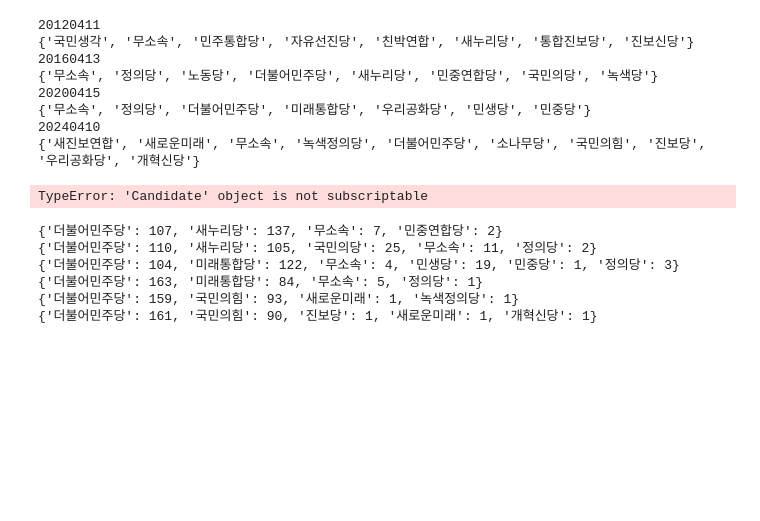
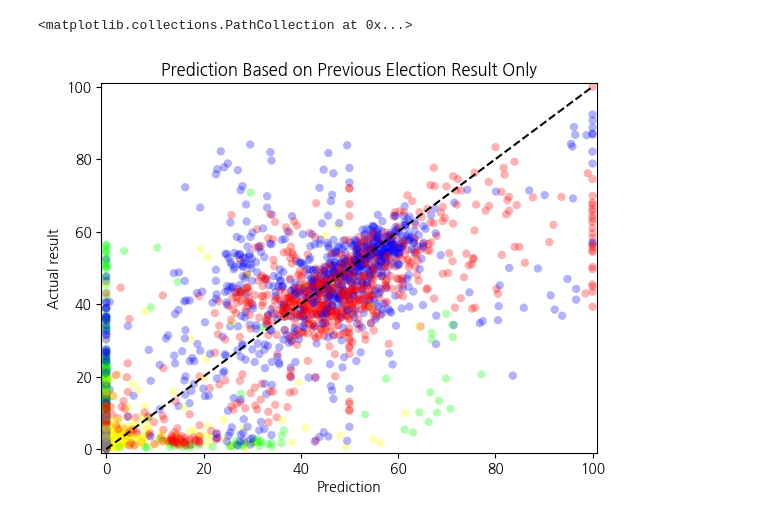
Before and after one commit to BarkNMeow/K-GEPMo, a Jupyter notebook: main.ipynb, the cells around one changed output. Cells and saved outputs as stored; diff of their text form; code cells hidden in the pictures; blank space fills up the shorter version.

```diff
--- a/main.ipynb
+++ b/main.ipynb
@@ -72,8 +79,6 @@ for date in dates:
     election_data = {}
     party_set = set()
 
-    print(date)
-
     for line in election_file:
         row = {}
 
@@ -81,8 +86,7 @@ for date in dates:
         city = line[0]
         district_name = line[1].strip()
 
-        if city not in election_data.keys():
-            election_data[city] = {}
+        election_data.setdefault(city, {})
 
         idx = 2
         results = []
@@ -97,27 +101,13 @@ for date in dates:
             if votes >= 10:
                 party_set.add(party)
 
-            # if votes >= 10 and party == '무소속':
-            #     print(f'{party},{city},{name},')
-
         election_data[city][district_name] = results
         if date == dates[0]:
             continue
 
     data.append(election_data)
-
-    print(party_set)
-# %% [output]
-20120411
-{'국민생각', '무소속', '민주통합당', '자유선진당', '친박연합', '새누리당', '통합진보당', '진보신당'}
-20160413
-{'무소속', '정의당', '노동당', '더불어민주당', '새누리당', '민중연합당', '국민의당', '녹색당'}
-20200415
-{'무소속', '정의당', '더불어민주당', '미래통합당', '우리공화당', '민생당', '민중당'}
-20240410
-{'새진보연합', '새로운미래', '무소속', '녹색정의당', '더불어민주당', '소나무당', '국민의힘', '진보당', '우리공화당', '개혁신당'}
 # %%
-def propagate_voters(base, vote_dist, curr):
+def propagate_voters(base: int, vote_dist, curr: int):
     if len(vote_dist[curr]) > 0:
         return vote_dist[curr]
 
@@ -133,36 +123,34 @@ def propagate_voters(base, vote_dist, curr):
     return [(candidate, weight * 0.5) for (candidate, weight) in new_vote_dist]
 
 
-def predict_prev_election(i, city: str, district_name: str) -> list[Candidate]:
-    date = dates[i]
-    curr_data = data[i][city][district_name]
-
-    prev_date = dates[i - 1]
-    prev_districts = get_prev_district(date, city, district_name)
+def predict_prev_election(d_i: int, city: str, district_name: str) -> list[Candidate]:
+    curr_data = data[d_i][city][district_name]
 
     # Get amount of votes that each spectrum got
     bucket = [0 for _ in range(5)]
+    prev_districts = get_prev_district(d_i, city, district_name)
+
     for (prev_city, prev_district, weight) in prev_districts:
-        for candidate in data[i - 1][prev_city][prev_district]:
-            spectrums = party_to_spectrum(prev_date, prev_city, candidate)
+        for candidate in data[d_i - 1][prev_city][prev_district]:
+            spectrums = party_to_spectrum(d_i - 1, prev_city, candidate)
             for s in spectrums:
-                bucket[s] += weight * votes / len(spectrums)
+                bucket[s] += weight * candidate.votes / len(spectrums)
 
     # Calculate how is the vote is going to be distributed, based on spectrum
     vote_dist = [[] for _ in range(5)]
     for c_i, candidate in enumerate(curr_data):
-        spectrums = party_to_spectrum(date, city, candidate)
+        spectrums = party_to_spectrum(d_i, city, candidate)
         for s in spectrums:
             vote_dist[s].append((c_i, 1 / len(spectrums)))
 
-    # For empty vote_dist bucket (which means), propagate voters to adjacent spectrum
+    # For empty vote_dist bucket (which means no candidate), propagate voters to adjacent spectrum
     vote_dist_original = vote_dist[:]
     for s, d in enumerate(vote_dist):
         if len(d) == 0:
             propagate_voters(s, vote_dist_original, s)
 
     # Distribute the votes from the previous result to the result
-    vote_prediction = [0 for _ in curr_data]
+    vote_prediction = [0.0 for _ in curr_data]
     for s, dist_list in enumerate(vote_dist):
         weight_sum = sum(map(lambda x: x[1], dist_list))
         for (c, weight) in dist_list:
@@ -181,8 +169,8 @@ def predict_prev_election(i, city: str, district_name: str) -> list[Candidate]:
     return result
 # %%
 class PredictionEval:
-    def __init__(self, date: str, real: list[list[Candidate]], prediction: list[list[Candidate]]):
-        self.date = date
+    def __init__(self, d_i: int, real: list[list[Candidate]], prediction: list[list[Candidate]]):
+        self.d_i = d_i
         self.real = real
         self.prediction = prediction
 
@@ -213,50 +201,38 @@ Y = []
 colors = []
 evalulators = []
 
-for i, date in enumerate(dates[1:]):
-    i = i + 1
+for i in range(1, len(dates)):
     real_list = []
     pred_list = []
 
     for city in data[i].keys():
         for district_name in data[i][city].keys():
             prediction = predict_prev_election(i, city, district_name)
             result = data[i][city][district_name]
 
             pred_list.append(prediction)
             real_list.append(result)
 
-            colors.extend(map(lambda x: get_party_color(party_to_spectrum(date, city, x)), result))
+            colors.extend(map(lambda x: get_party_color(party_to_spectrum(i, city, x)), result))
             X.extend(map(lambda x: x.votes, prediction))
             Y.extend(map(lambda x: x.votes, result))
 
             # Get candidate with most vote
             prediction.sort(key=lambda x: x.votes, reverse=True)
             result.sort(key=lambda x: x.votes, reverse=True)
 
-    evalulators.append(PredictionEval(date, real_list, pred_list))
+    evalulators.append(PredictionEval(i, real_list, pred_list))
 
 line = [x for x in range(101)]
 
 plt.xlim(-1, 101)
 plt.ylim(-1, 101)
 plt.title('Prediction Based on Previous Election Result Only')
 plt.xlabel('Prediction')
 plt.ylabel('Actual result')
 
 plt.plot((0, 100), (0, 100), 'k--')
 plt.scatter(X, Y, c=colors, alpha=0.3, edgecolors='none')
 # %% [output]
-TypeError: 'Candidate' object is not subscriptable
+<matplotlib.collections.PathCollection at 0x...>
+[figure, added]
-# %%
-for e in evalulators:
-    pred, real = e.get_seats()
-    print(pred)
-    print(real)
-# %% [output]
-{'더불어민주당': 107, '새누리당': 137, '무소속': 7, '민중연합당': 2}
-{'더불어민주당': 110, '새누리당': 105, '국민의당': 25, '무소속': 11, '정의당': 2}
-{'더불어민주당': 104, '미래통합당': 122, '무소속': 4, '민생당': 19, '민중당': 1, '정의당': 3}
-{'더불어민주당': 163, '미래통합당': 84, '무소속': 5, '정의당': 1}
-{'더불어민주당': 159, '국민의힘': 93, '새로운미래': 1, '녹색정의당': 1}
-{'더불어민주당': 161, '국민의힘': 90, '진보당': 1, '새로운미래': 1, '개혁신당': 1}
```
Also changed, not shown: parts of 5 cells of this notebook.
